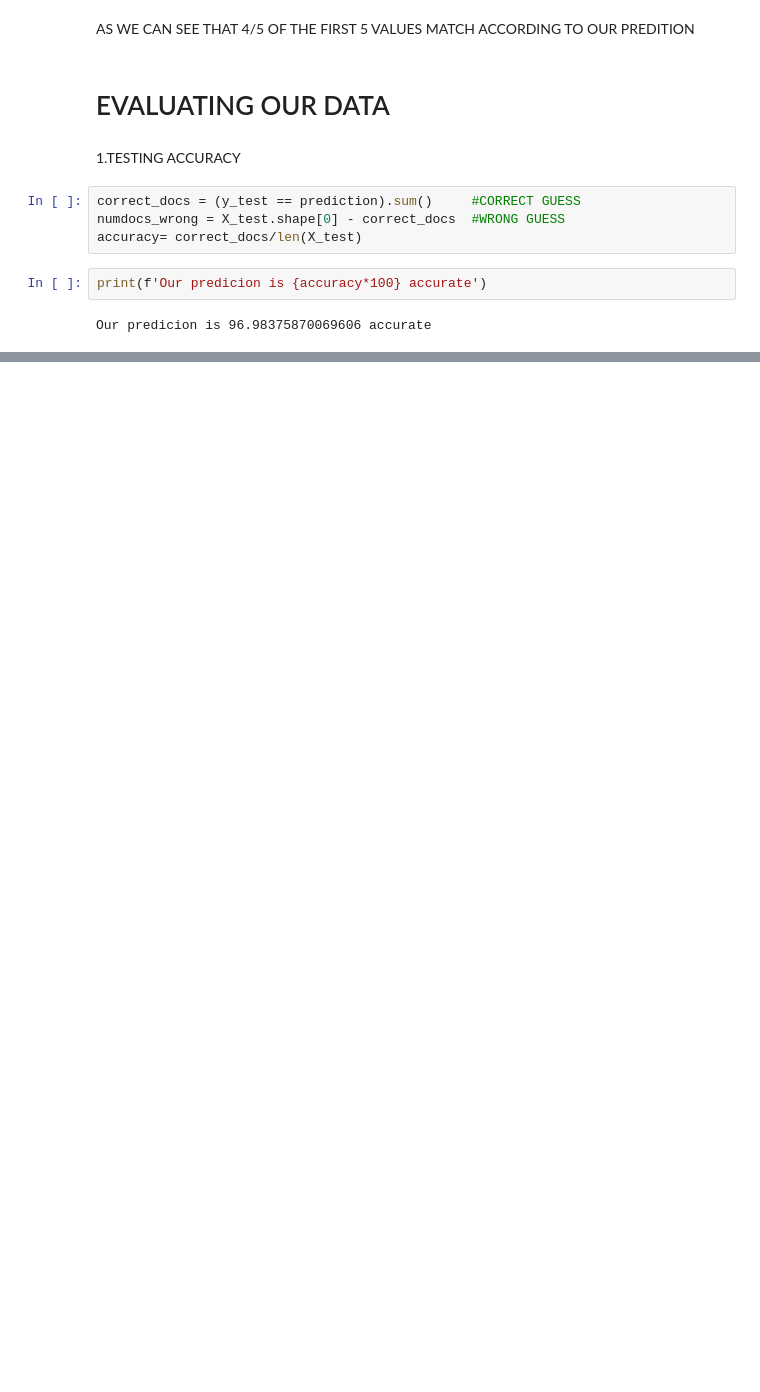
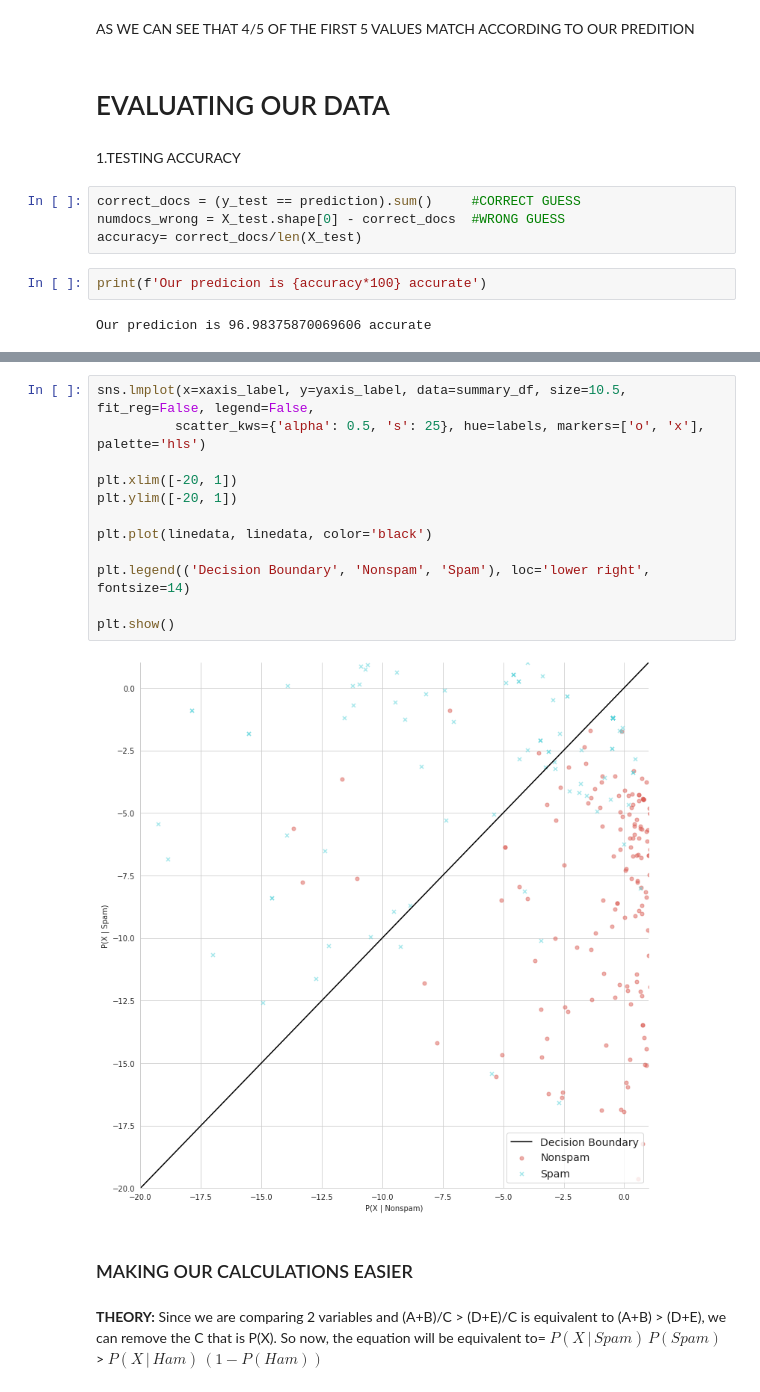
Before and after one commit to KumarGaurav20/Spam-Emails, a Jupyter notebook: Testing_Our_Model.ipynb, the cells around one changed output, grey strips where cells are left out. Cells and saved outputs as stored; diff of their text form; blank space fills up the shorter version.

```diff
--- a/Testing_Our_Model.ipynb
+++ b/Testing_Our_Model.ipynb
@@ -128,0 +174,19 @@ Our predicion is 96.98375870069606 accurate
+# %%
+sns.lmplot(x=xaxis_label, y=yaxis_label, data=summary_df, size=10.5, fit_reg=False, legend=False,
+          scatter_kws={'alpha': 0.5, 's': 25}, hue=labels, markers=['o', 'x'], palette='hls')
+
+plt.xlim([-20, 1])
+plt.ylim([-20, 1])
+
+plt.plot(linedata, linedata, color='black')
+
+plt.legend(('Decision Boundary', 'Nonspam', 'Spam'), loc='lower right', fontsize=14)
+
+plt.show()
+# %% [output]
+[figure, added]
+# %% [markdown]
+### MAKING OUR CALCULATIONS EASIER
+# %% [markdown]
+**THEORY:** Since we are comparing 2 variables and (A+B)/C > (D+E)/C is equivalent to (A+B) > (D+E), we can remove the C that is P(X). So now, the equation will be equivalent to=
+${P(X \, | \, Spam) \, P(Spam)}$ > ${P(X \, | \, Ham) \, (1-P(Ham))}$
```
Also changed, not shown: parts of 6 cells of this notebook.
